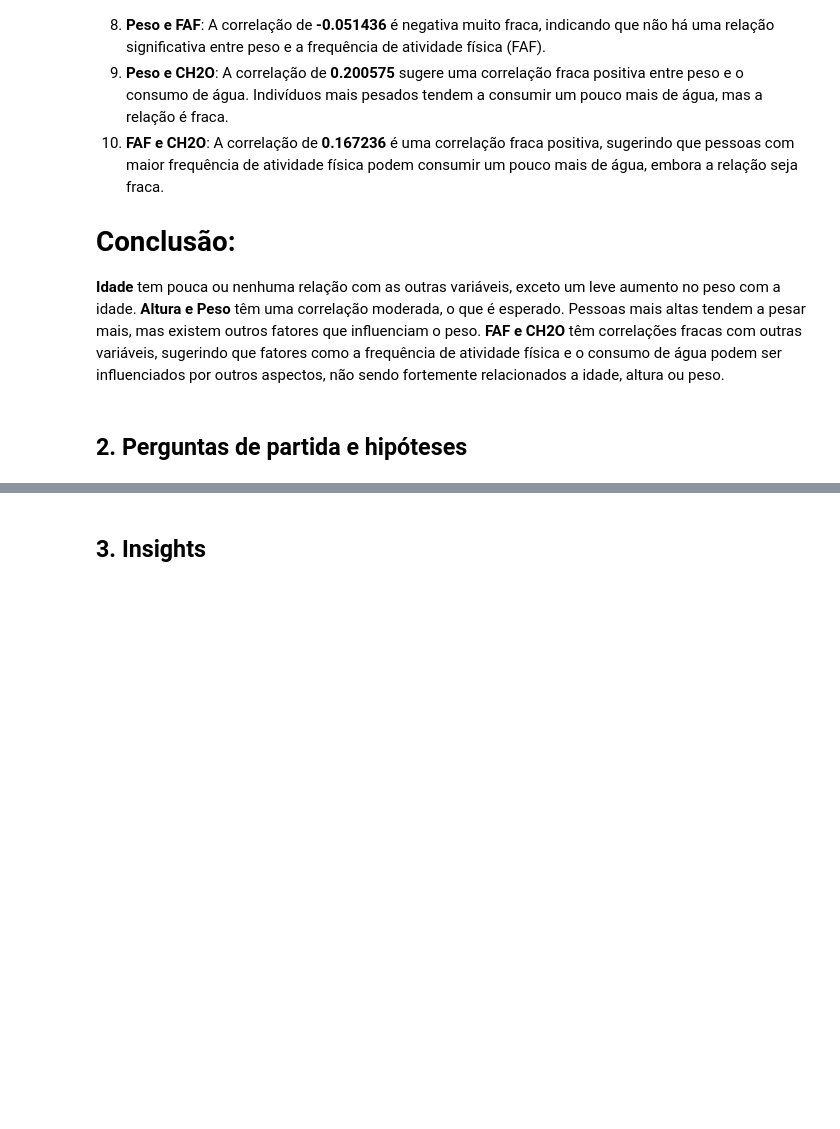
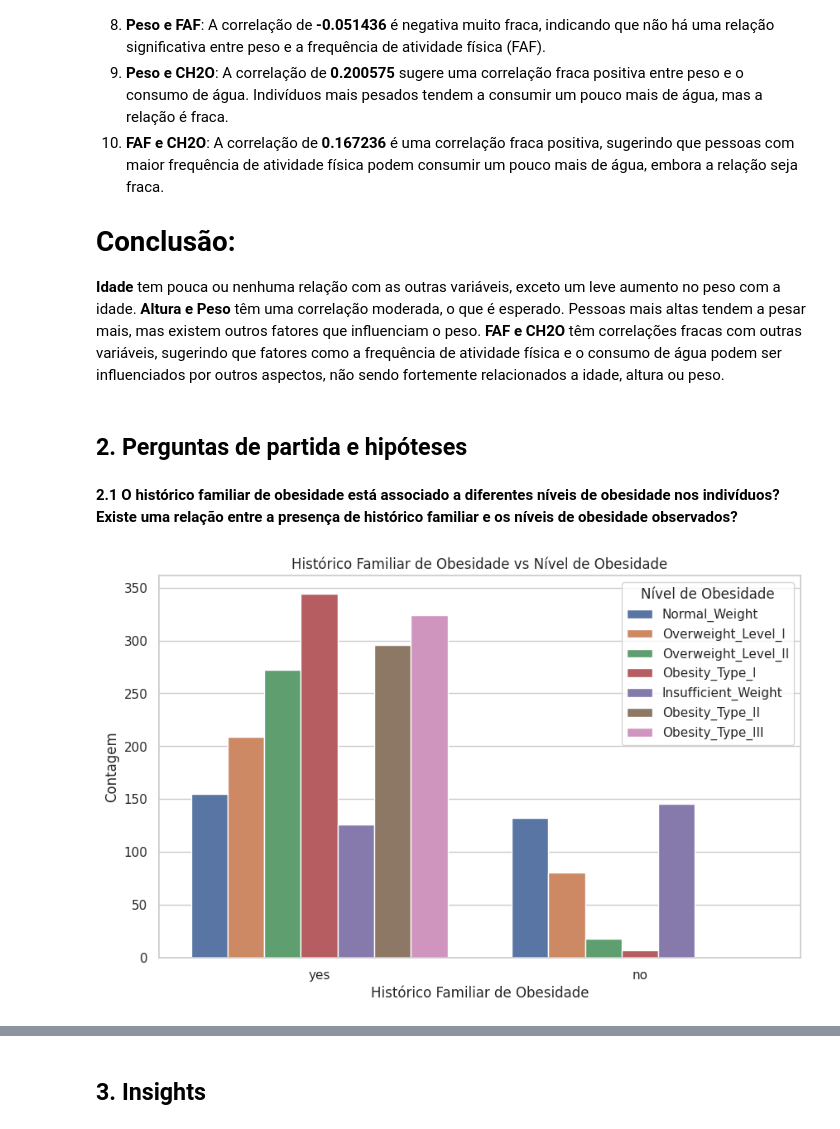
Before and after one commit to joao-paulo-alt/analise_exploratoria_obesidade, a Jupyter notebook: notebooks/01-exploratory_data_analysis.ipynb, the cells around one changed output, grey strips where cells are left out. Drawn from its saved outputs; the diff is of its cells as text; code cells hidden in the pictures; blank space fills up the shorter version.

```diff
--- a/notebooks/01-exploratory_data_analysis.ipynb
+++ b/notebooks/01-exploratory_data_analysis.ipynb
@@ -176,3 +277,16 @@ correlation_matrix
 **FAF e CH2O** têm correlações fracas com outras variáveis, sugerindo que fatores como a frequência de atividade física e o consumo de água podem ser influenciados por outros aspectos, não sendo fortemente relacionados a idade, altura ou peso.
 # %% [markdown]
 ## 2. Perguntas de partida e hipóteses
+# %% [markdown]
+**2.1 O histórico familiar de obesidade está associado a diferentes níveis de obesidade nos indivíduos? Existe uma relação entre a presença de histórico familiar e os níveis de obesidade observados?**
+# %%
+# Gráfico de barras para visualizar a relação entre histórico familiar e nível de obesidade
+plt.figure(figsize=(10, 6))
+sns.countplot(x='family_history_with_overweight', hue='NObeyesdad', data=df)
+plt.title('Histórico Familiar de Obesidade vs Nível de Obesidade')
+plt.xlabel('Histórico Familiar de Obesidade')
+plt.ylabel('Contagem')
+plt.legend(title='Nível de Obesidade', loc='upper right')
+plt.show()
+# %% [output]
+[figure, added]
```
Also changed, not shown: parts of 19 cells of this notebook.
